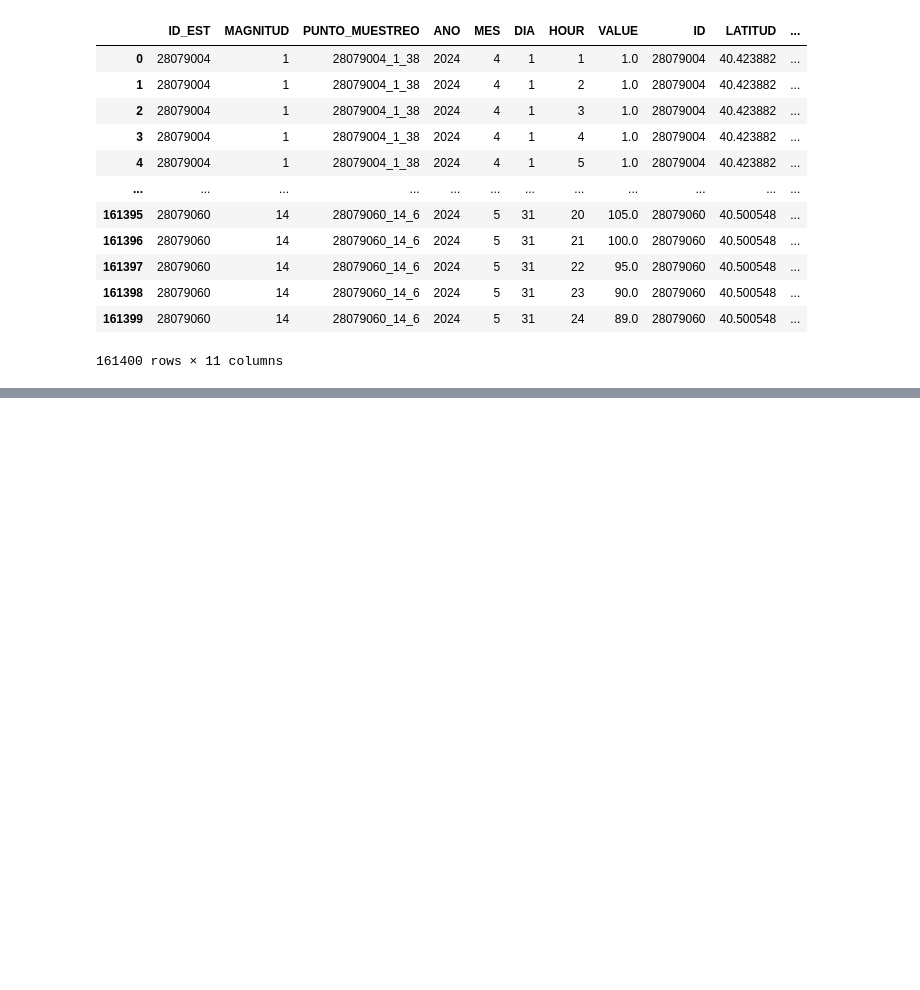
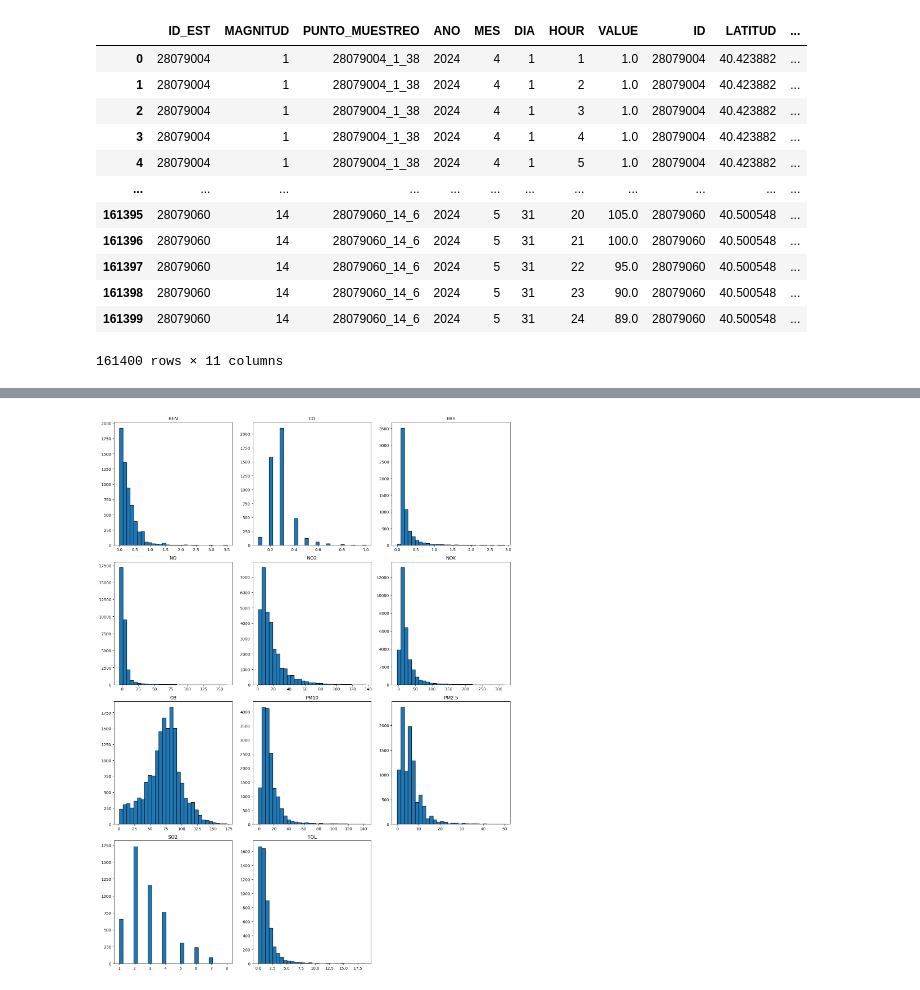
Before and after one commit to acelico/Air-pollution-Madrid, a Jupyter notebook: notebooks/2) load AIR data.ipynb, the cells around one changed output, grey strips where cells are left out. Cells and saved outputs as stored; diff of their text form; code cells hidden in the pictures; blank space fills up the shorter version.

```diff
--- a/notebooks/2) load AIR data.ipynb
+++ b/notebooks/2) load AIR data.ipynb
@@ -107,0 +219,29 @@ This is the resulting dataset
+# %%
+# Select numerical columns
+numerical_cols = airqual.select_dtypes(include='number').columns[7:]
+
+# Determine the number of rows needed
+num_cols = 3
+num_rows = 4
+
+# Create subplots
+fig, axes = plt.subplots(num_rows, num_cols, figsize=(15, 5 * num_rows))
+
+# Flatten axes array for easy iteration
+axes = axes.flatten()
+
+# Plot histograms for each numerical column
+for i, col in enumerate(numerical_cols):
+    axes[i].hist(airqual[col].dropna(), bins=30, edgecolor='k')
+    axes[i].set_title(col)
+
+
+# Remove any empty subplots
+for j in range(i + 1, len(axes)):
+    fig.delaxes(axes[j])
+
+# Adjust layout
+plt.tight_layout()
+plt.show()
+# %% [output]
+[figure, added]
```
Also changed, not shown: parts of 9 cells of this notebook, 2 other files.
